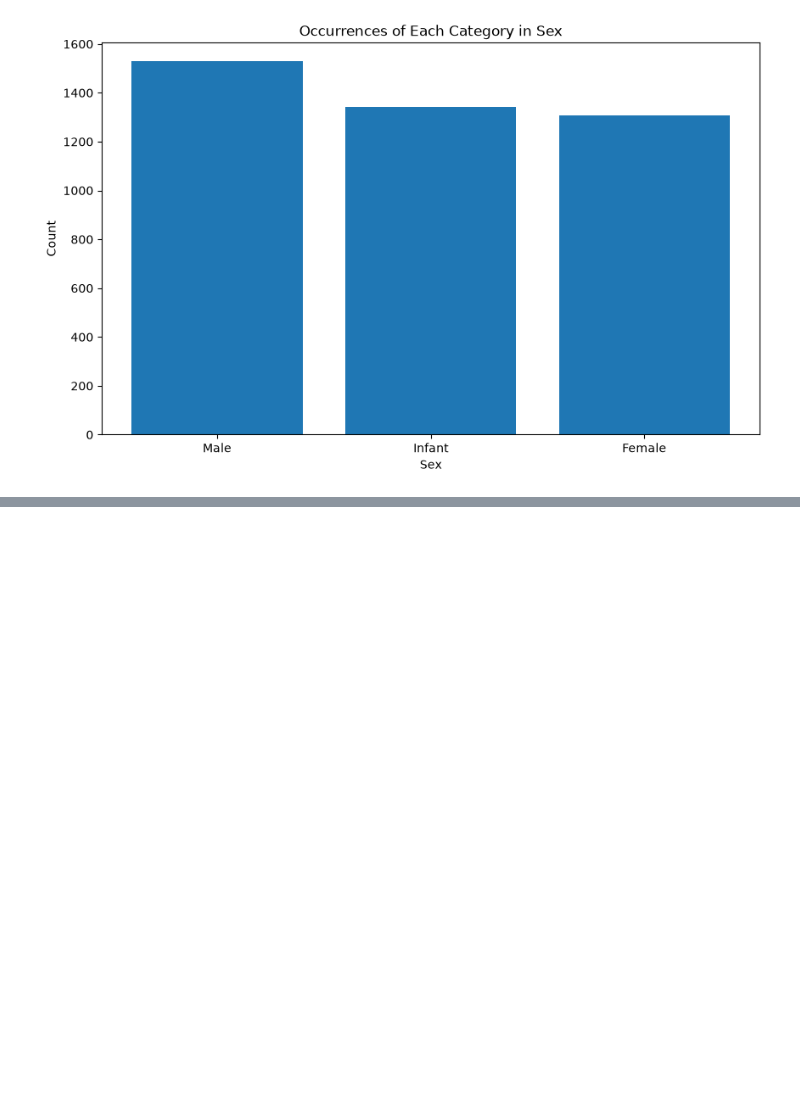
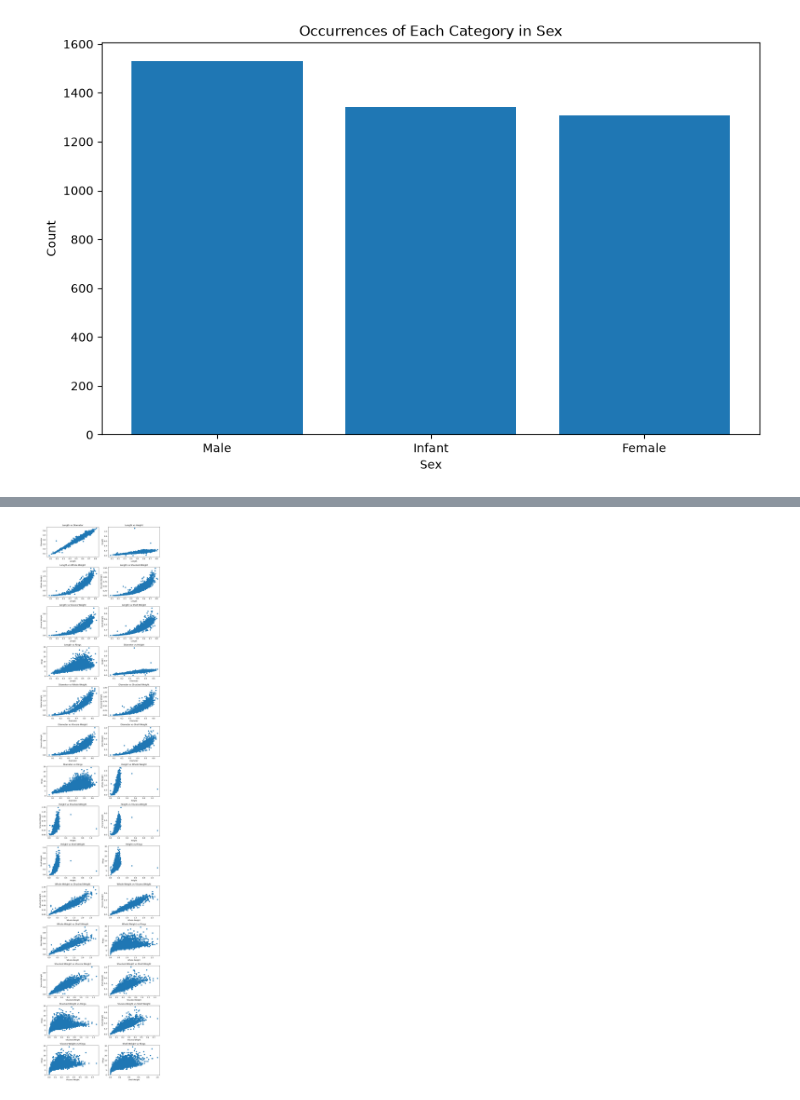
Before and after one commit to Julia257291/programming_in_python, a Jupyter notebook: Task_1.ipynb, the cells around one changed output, grey strips where cells are left out. Saved outputs shown, nothing was run; the diff lists cells and outputs as text; code cells hidden in the pictures; blank space fills up the shorter version.

```diff
--- a/Task_1.ipynb
+++ b/Task_1.ipynb
@@ -65,0 +78,14 @@ plt.show()
+# %%
+pairs = list(combinations(quantitative_var.columns, 2))
+
+fig, axs = plt.subplots(14, 2, figsize=(10, 45))
+for ax, (var1, var2) in zip(axs.flatten(), pairs):
+    ax.scatter(quantitative_var[var1], quantitative_var[var2])
+    ax.set_title(f'{var1} vs {var2}')
+    ax.set_xlabel(var1)
+    ax.set_ylabel(var2)
+
+plt.tight_layout()
+plt.show()
+# %% [output]
+[figure, added]
```
Also changed, not shown: parts of 5 cells of this notebook.
